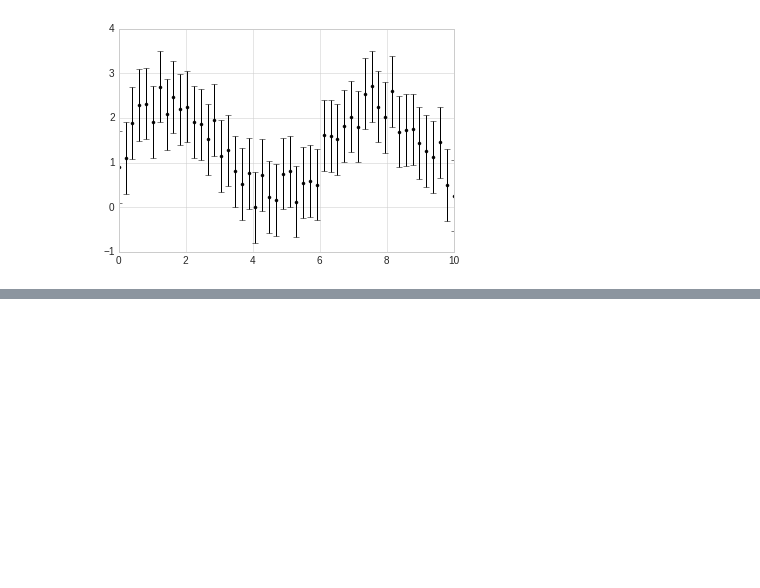
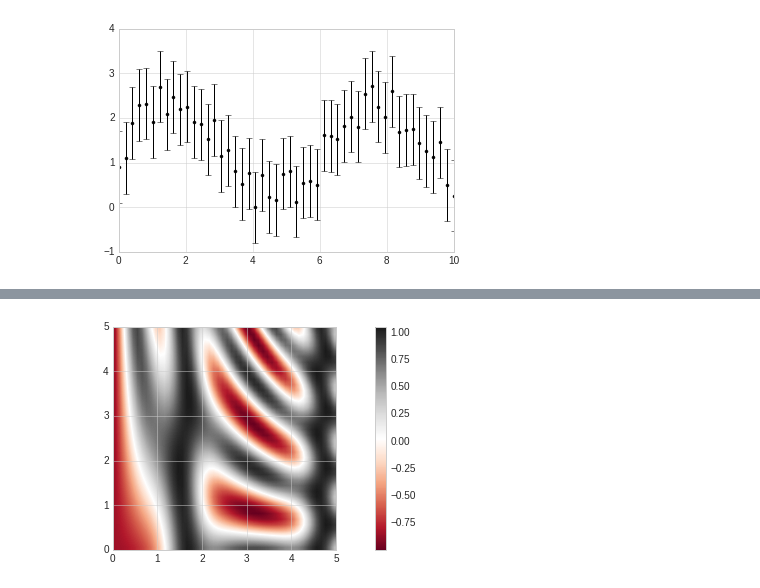
Before and after one commit to aliensmart/machine_learning, a Jupyter notebook: Matplotlib.ipynb, the cells around one changed output, grey strips where cells are left out. Saved outputs shown, nothing was run; the diff lists cells and outputs as text; code cells hidden in the pictures; blank space fills up the shorter version.

```diff
--- a/Matplotlib.ipynb
+++ b/Matplotlib.ipynb
@@ -311,0 +356,8 @@ plt.xlim(0, 10);
+# %%
+# plt.imshow() is used to make the plot smoother
+plt.imshow(Z, extent=[0, 5, 0, 5], origin='lower',
+cmap='RdGy')
+plt.colorbar()
+plt.axis('image');
+# %% [output]
+[figure, added]
```
Also changed, not shown: parts of 14 cells of this notebook.
